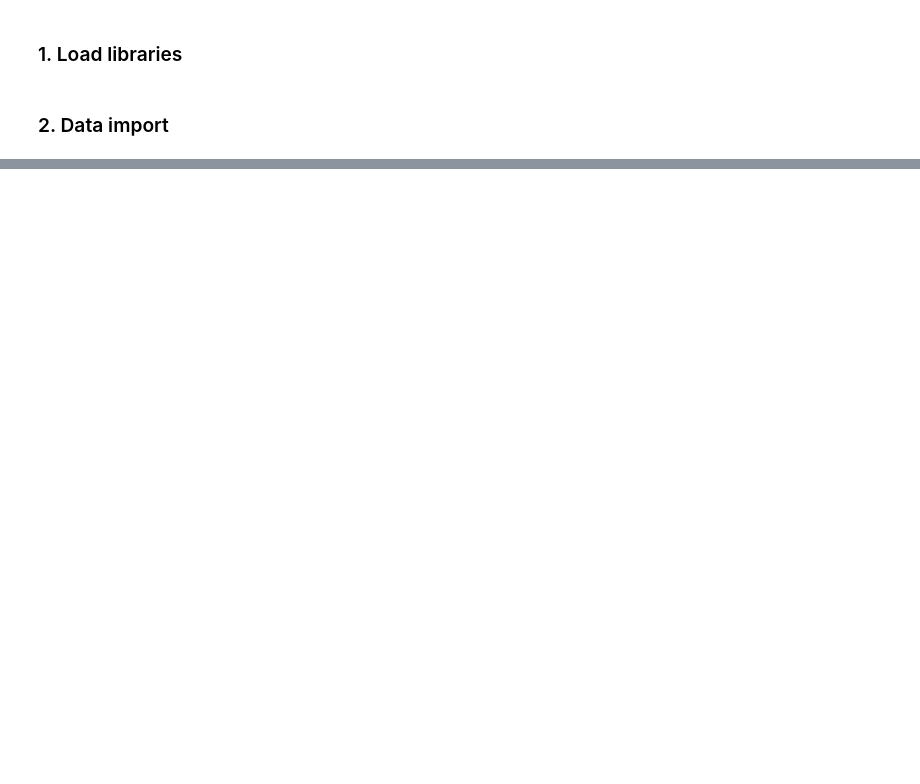
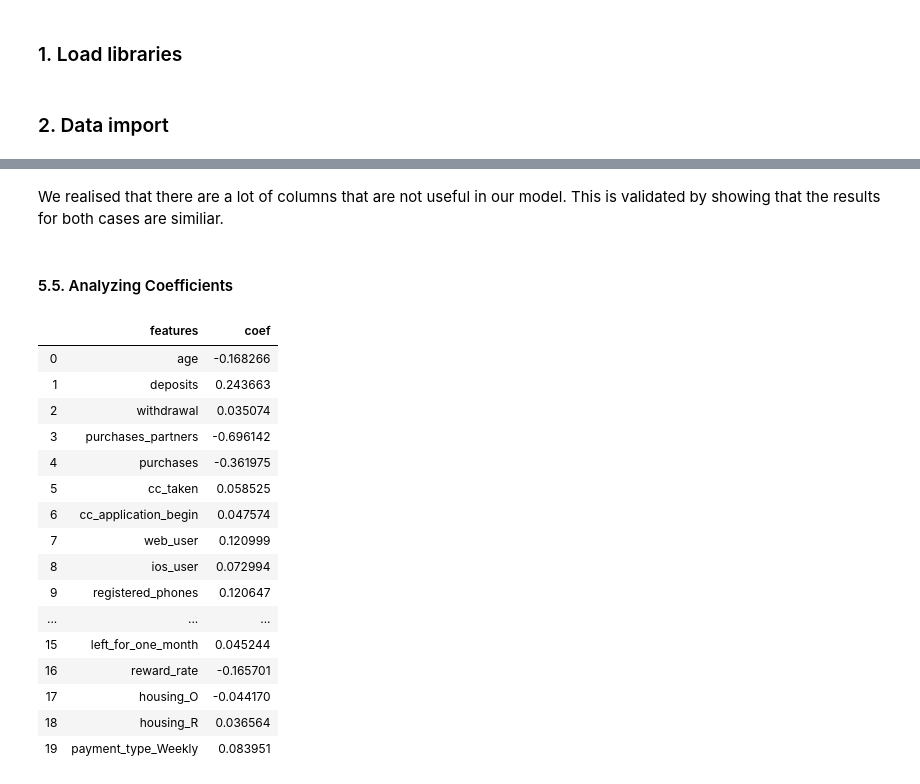
Before and after one commit to annadutkiewicz/Financial_Habits_Analysis, a Jupyter notebook: Financial_Habits_Analysis.ipynb, the cells around one changed output, grey strips where cells are left out. Drawn from its saved outputs; the diff is of its cells as text; code cells hidden in the pictures; blank space fills up the shorter version.

```diff
--- a/Financial_Habits_Analysis.ipynb
+++ b/Financial_Habits_Analysis.ipynb
@@ -120,0 +255,26 @@ df = df.drop(columns=['credit_score', 'rewards_earned']) #get rid of rows with a
+# %% [markdown]
+We realised that there are a lot of columns that are not useful in our model. This is validated by showing that the results for both cases are similiar.
+# %% [markdown]
+#### 5.5. Analyzing Coefficients
+# %%
+pd.concat([pd.DataFrame(X_train.columns[rfe.support_], columns = ['features']),
+          pd.DataFrame(np.transpose(classifier.coef_), columns = ['coef'])],
+         axis = 1)
+# %% [output]
+|  | features | coef |
+| 0 | age | -0.168266 |
+| 1 | deposits | 0.243663 |
+| 2 | withdrawal | 0.035074 |
+| 3 | purchases_partners | -0.696142 |
+| 4 | purchases | -0.361975 |
+| 5 | cc_taken | 0.058525 |
+| 6 | cc_application_begin | 0.047574 |
+| 7 | web_user | 0.120999 |
+| 8 | ios_user | 0.072994 |
+| 9 | registered_phones | 0.120647 |
+| ... | ... | ... |
+| 15 | left_for_one_month | 0.045244 |
+| 16 | reward_rate | -0.165701 |
+| 17 | housing_O | -0.044170 |
+| 18 | housing_R | 0.036564 |
+| 19 | payment_type_Weekly | 0.083951 |
```
Also changed, not shown: parts of 70 cells of this notebook.
